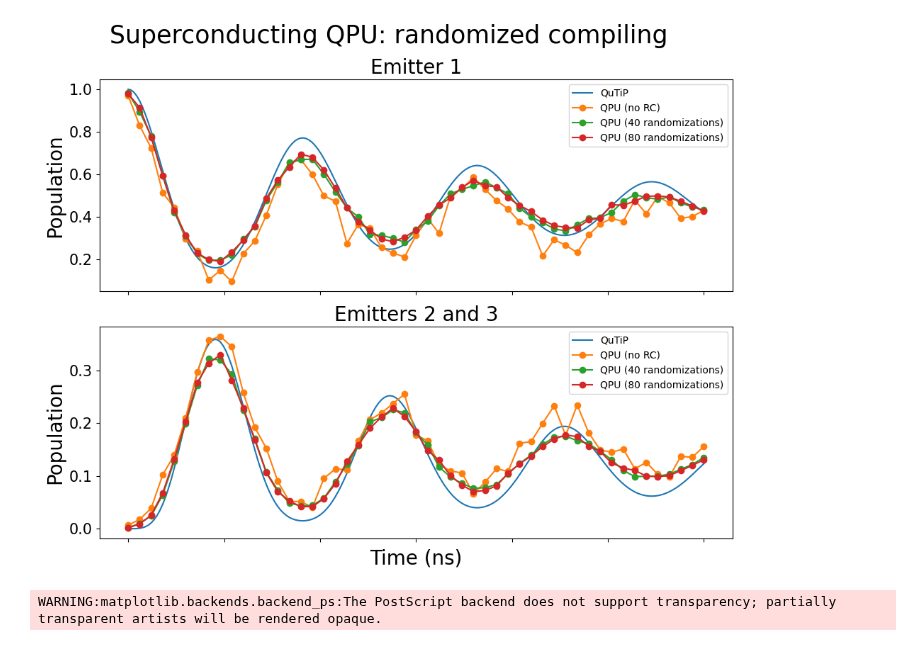
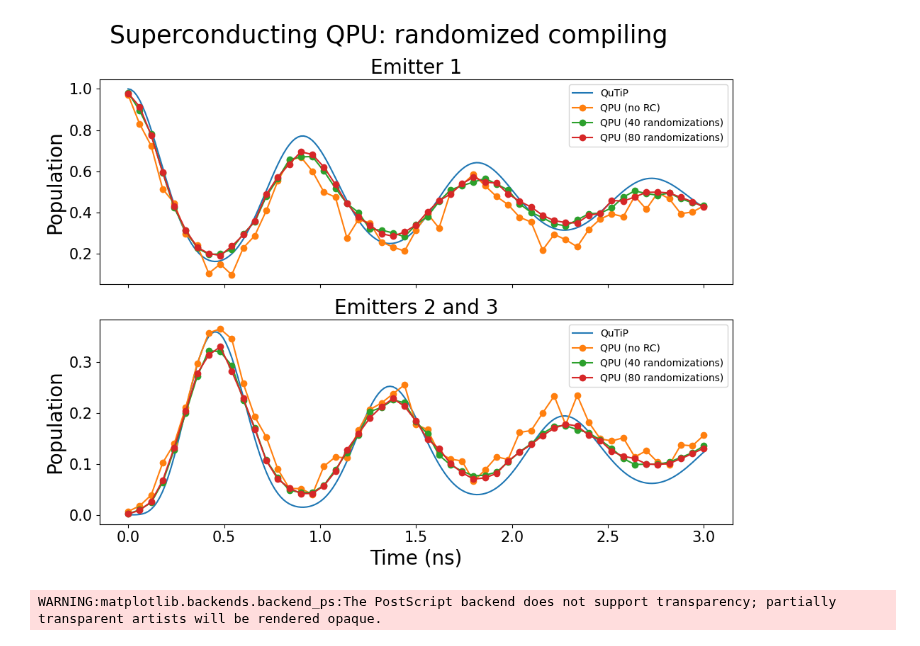
Before and after one commit to radulaski/CQED_quantum_simulation, a Jupyter notebook: notebooks/AQT_RC.ipynb, the cells around one changed output. Drawn from its saved outputs; the diff is of its cells as text; code cells hidden in the pictures.

```diff
--- a/notebooks/AQT_RC.ipynb
+++ b/notebooks/AQT_RC.ipynb
@@ -49,36 +49,35 @@ qutip_results = solve_master_equation(N, g, kappa, initial_state, times)
 # %%
 # Plot the RC data
 fig, axes = plt.subplots(2, 1, figsize=(10, 8), sharex=True)
 
 rc_40 = rc_data_norm.xs(40, level="Randomizations")
 rc_80 = rc_data_norm.xs(80, level="Randomizations")
 
 axes[0].set_title("Emitter 1", fontsize=20)
 axes[0].plot(times, qutip_results["Emitter 1"], label="QuTiP")
 axes[0].plot(aqt_times, raw_data_norm[normed_bitstrs["Emitter 1"]], marker='o', label="QPU (no RC)")
 axes[0].plot(aqt_times, rc_40[normed_bitstrs["Emitter 1"]], marker='o', label="QPU (40 randomizations)")
 axes[0].plot(aqt_times, rc_80[normed_bitstrs["Emitter 1"]], marker='o', label="QPU (80 randomizations)")
 axes[0].set_ylabel("Population", fontsize=20)
 axes[0].legend()
-axes[0].set_xticklabels([])
 axes[0].tick_params(axis='y', labelsize=15)
 
 axes[1].set_title("Emitters 2 and 3", fontsize=20)
 axes[1].plot(times, qutip_results["Emitter 2"], label="QuTiP")
 axes[1].plot(aqt_times, raw_data_norm[normed_bitstrs["Emitter 2 and 3"]], marker='o', label="QPU (no RC)")
 axes[1].plot(aqt_times, rc_40[normed_bitstrs["Emitter 2 and 3"]], marker='o', label="QPU (40 randomizations)")
 axes[1].plot(aqt_times, rc_80[normed_bitstrs["Emitter 2 and 3"]], marker='o', label="QPU (80 randomizations)")
 axes[1].set_ylabel("Population", fontsize=20)
 axes[1].legend()
-axes[1].set_xticklabels([])
 axes[1].tick_params(axis='y', labelsize=15)
+axes[1].tick_params(axis='x', labelsize=15)
 
 axes[1].set_xlabel("Time (ns)", fontsize=20)
 
 fig.suptitle("Superconducting QPU: randomized compiling", fontsize=25)
 plt.tight_layout()
 # %% [output]
-[figure, old version]
+[figure, new version]
 # %%
 fig.savefig("../figures/AQT_RC.eps", bbox_inches="tight")
 # %% [output]
```
Also changed, not shown: 3 other files.
